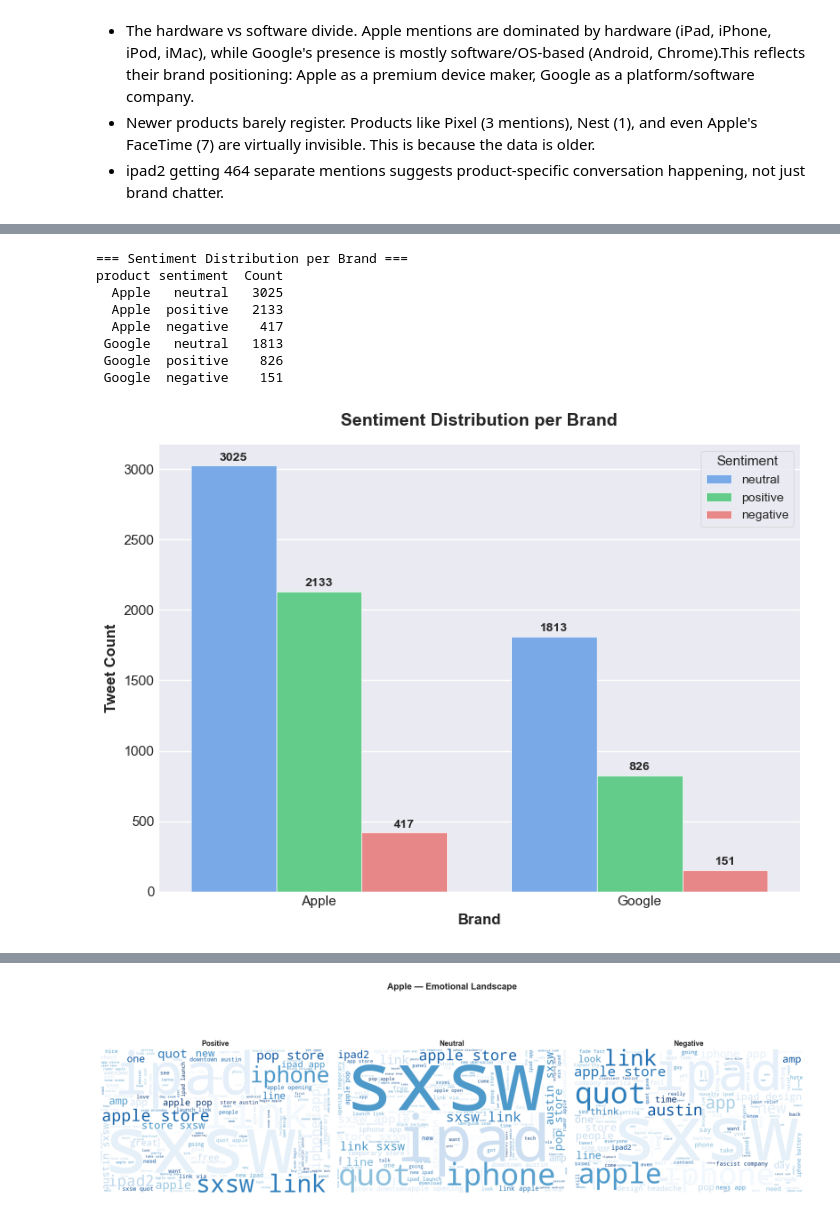
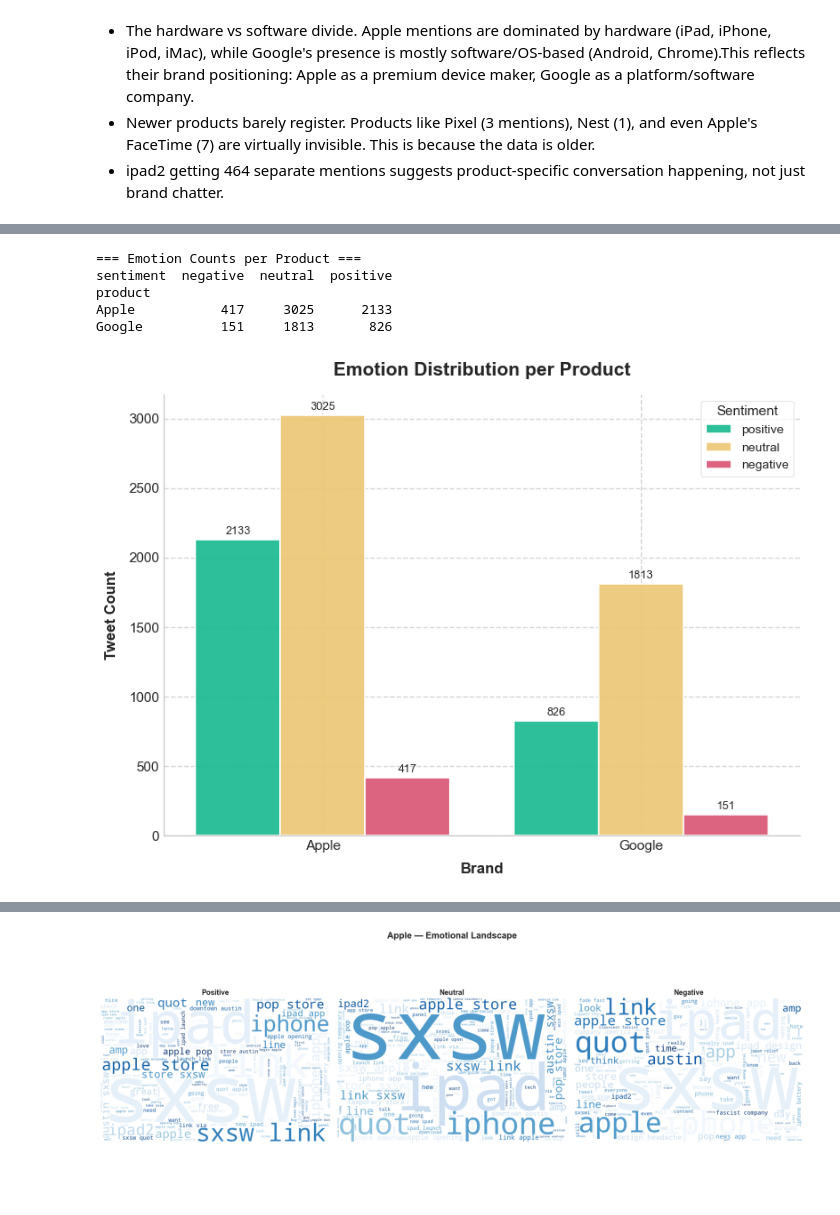
Before and after one commit to Vain-Guy/TechTones, a Jupyter notebook: techtones.ipynb, the cells around one changed output, grey strips where cells are left out. Saved outputs shown, nothing was run; the diff lists cells and outputs as text; code cells hidden in the pictures; blank space fills up the shorter version.

```diff
--- a/techtones.ipynb
+++ b/techtones.ipynb
@@ -88,9 +88,10 @@ import pandas as pd          # Data manipulation
 
 # Visualization
 import matplotlib.pyplot as plt
+plt.style.use('seaborn-v0_8-whitegrid')
 import seaborn as sns
-sns.set_style("darkgrid")
-from wordcloud import WordCloud     # Word Cloud
+from wordcloud import WordCloud         # Word Cloud
+from wordcloud import STOPWORDS
 
 # String manipulation
 import re
@@ -104,9 +105,9 @@ nltk.download('stopwords')
 nltk.download('wordnet')
 nltk.download('punkt_tab')
 
-from nltk.tokenize import RegexpTokenizer                   # Tokenization
-from nltk.corpus import stopwords                           # Stopwords
-from nltk.stem import PorterStemmer, WordNetLemmatizer      # Stemming & Lemmatization
+from nltk.tokenize import RegexpTokenizer           # Tokenization
+from nltk.corpus import stopwords                   # Stopwords
+from nltk.stem import WordNetLemmatizer             # Lemmatization
 
 # Vectorization
 from sklearn.feature_extraction.text import CountVectorizer, TfidfVectorizer
@@ -875,50 +820,50 @@ network    339
 # %%
-# Group and Count
-sentiment_dist = (
-    df.groupby(["product", "sentiment"])
-    .size()
-    .reset_index(name="Count")
-    .sort_values(by=["product", "Count"], ascending=[True, False])
-)
+# Emotion Counts per Product
+print("=== Emotion Counts per Product ===")
+print(df.groupby("product")["sentiment"].value_counts().unstack().fillna(0).astype(int))
 
-print("=== Sentiment Distribution per Brand ===")
-print(sentiment_dist.to_string(index=False))
-
-# Visualization
-sns.set_style("darkgrid")
+# Create plot
 fig, ax = plt.subplots(figsize=(8, 6))
 
-sns.barplot(
-    data=sentiment_dist,
+# Visualise
+palette = ["#06D6A0", "#FFD166", "#EF476F"]
+sns.countplot(
+    data=df,
     x="product",
-    y="Count",
     hue="sentiment",
-    palette={"positive": "#4ADE80", "neutral": "#60A5FA", "negative": "#F87171"},
+    hue_order=["positive", "neutral", "negative"],
+    palette=palette,
+    edgecolor="white",
+    linewidth=1.2,
     alpha=0.95,
-    edgecolor="white"
+    ax=ax
 )
 
 # Annotate Bars
 for container in ax.containers:
-    ax.bar_label(container, fmt='%d', label_type='edge', fontsize=10, padding=2, fontweight='semibold')
+    ax.bar_label(container, fmt='%d', label_type='edge', fontsize=9, padding=2)
 
-# Styling
-ax.set_title("Sentiment Distribution per Brand", fontsize=14, fontweight="semibold", pad=15)
-ax.set_xlabel("Brand", fontsize=12, fontweight="semibold")
-ax.set_ylabel("Tweet Count", fontsize=12, fontweight="semibold")
-ax.legend(title="Sentiment", title_fontsize=11, fontsize=10)
-ax.spines['top'].set_visible(False)
-ax.spines['right'].set_visible(False)
+# Grid and spines
+ax.grid(axis="both", linestyle="--", alpha=0.8)
+ax.set_axisbelow(True)
+for spine in ["top", "right"]:
+    ax.spines[spine].set_visible(False)
 
+# Titles and labels
+ax.set_title("Emotion Distribution per Product", fontsize=15, fontweight="bold", pad=15)
+ax.set_xlabel("Brand", fontsize=12, fontweight="semibold", labelpad=8)
+ax.set_ylabel("Tweet Count", fontsize=12, fontweight="semibold", labelpad=8)
+
+# Legend
+ax.legend(title="Sentiment", title_fontsize=11, fontsize=10, loc="upper right", frameon=True)
+
+# Tighten it all up
 plt.tight_layout()
 plt.show()
 # %% [output]
-=== Sentiment Distribution per Brand ===
-product sentiment  Count
-  Apple   neutral   3025
-  Apple  positive   2133
-  Apple  negative    417
- Google   neutral   1813
- Google  positive    826
- Google  negative    151
+=== Emotion Counts per Product ===
+sentiment  negative  neutral  positive
+product
+Apple           417     3025      2133
+Google          151     1813       826
-[figure, old version]
+[figure, new version]
```
Also changed, not shown: parts of 18 cells of this notebook.
